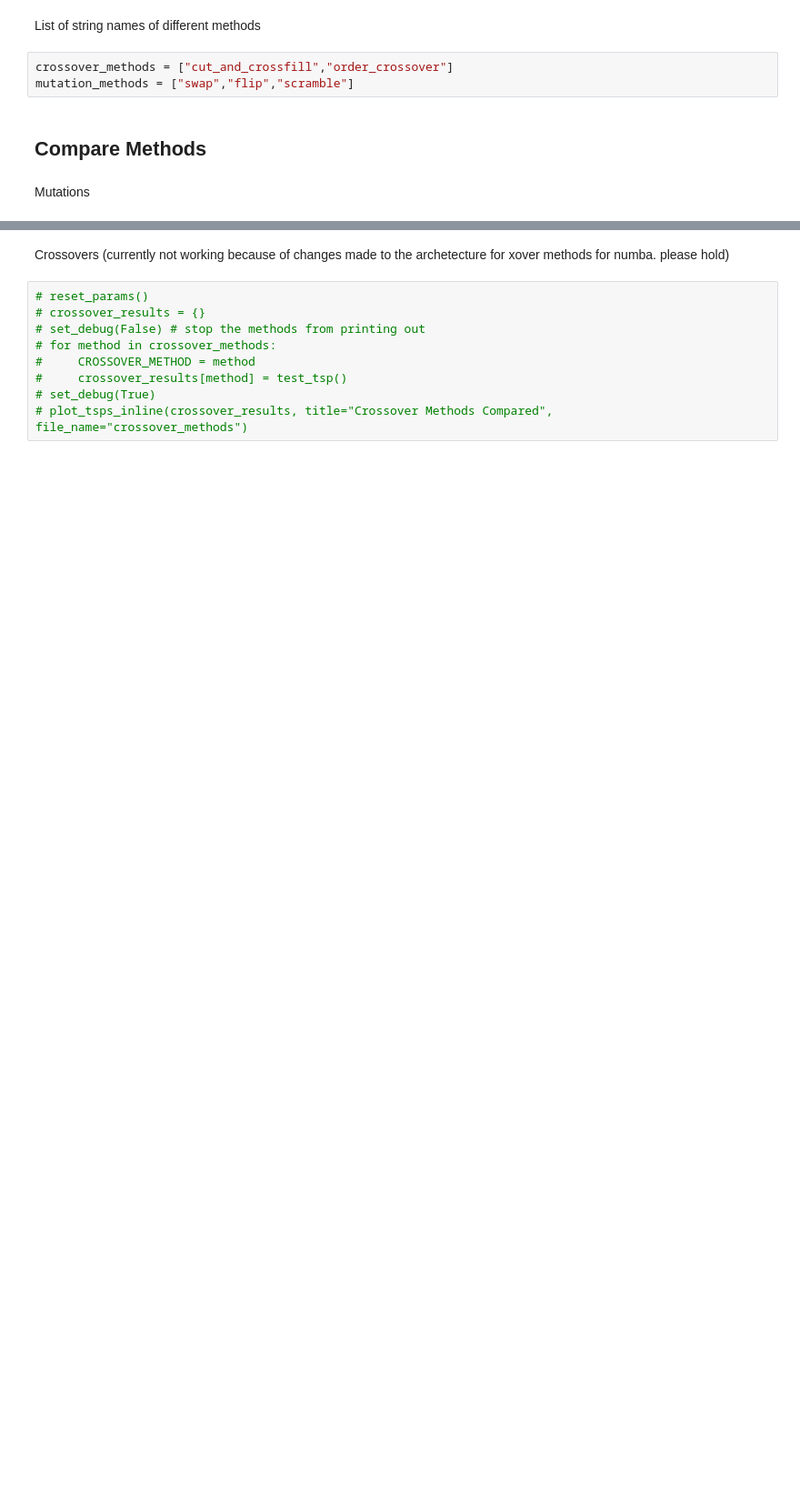
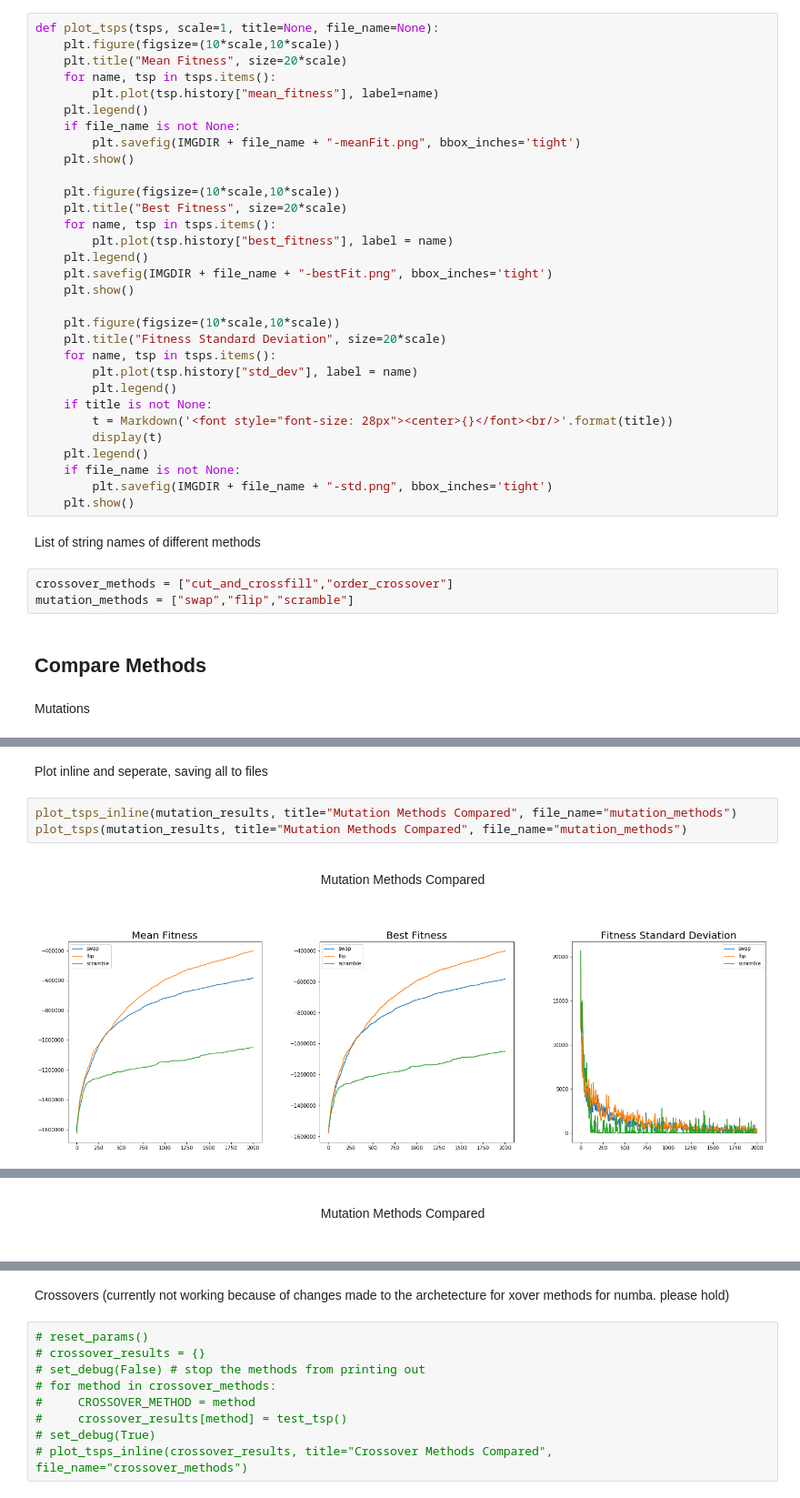
Before and after one commit to Zerocrossing/DRD4-7R, a Jupyter notebook: Report Viz.ipynb, the cells around one changed output, grey strips where cells are left out. Shown: that part at 91% size. Drawn from its saved outputs; the diff is of its cells as text; blank space fills up the shorter version.

Commit message:
individual visualizations

```diff
--- a/Report Viz.ipynb
+++ b/Report Viz.ipynb
@@ -137,6 +140,37 @@ def plot_tsps_inline(tsps, scale=1, title=None, file_name=None):
         plt.savefig(IMGDIR + file_name + ".png", bbox_inches='tight')
     plt.legend()
     plt.show()
+# %%
+def plot_tsps(tsps, scale=1, title=None, file_name=None):
+    plt.figure(figsize=(10*scale,10*scale))
+    plt.title("Mean Fitness", size=20*scale)
+    for name, tsp in tsps.items():
+        plt.plot(tsp.history["mean_fitness"], label=name)
+    plt.legend()
+    if file_name is not None:
+        plt.savefig(IMGDIR + file_name + "-meanFit.png", bbox_inches='tight')
+    plt.show()
+
+    plt.figure(figsize=(10*scale,10*scale))
+    plt.title("Best Fitness", size=20*scale)
+    for name, tsp in tsps.items():
+        plt.plot(tsp.history["best_fitness"], label = name)
+    plt.legend()
+    plt.savefig(IMGDIR + file_name + "-bestFit.png", bbox_inches='tight')
+    plt.show()
+
+    plt.figure(figsize=(10*scale,10*scale))
+    plt.title("Fitness Standard Deviation", size=20*scale)
+    for name, tsp in tsps.items():
+        plt.plot(tsp.history["std_dev"], label = name)
+        plt.legend()
+    if title is not None:
+        t = Markdown('<font style="font-size: 28px"><center>{}</font><br/>'.format(title))
+        display(t)
+    plt.legend()
+    if file_name is not None:
+        plt.savefig(IMGDIR + file_name + "-std.png", bbox_inches='tight')
+    plt.show()
 # %% [markdown]
 List of string names of different methods
 # %%
@@ -160,0 +191,8 @@ plot_tsps_inline(mutation_results, title="Mutation Methods Compared", file_name=
+# %% [markdown]
+Plot inline and seperate, saving all to files
+# %%
+plot_tsps_inline(mutation_results, title="Mutation Methods Compared", file_name="mutation_methods")
+plot_tsps(mutation_results, title="Mutation Methods Compared", file_name="mutation_methods")
+# %% [output]
+<font style="font-size: 28px"><center>Mutation Methods Compared</font><br/>
+[figure, added]
@@ -160,0 +201 @@ plot_tsps_inline(mutation_results, title="Mutation Methods Compared", file_name=
+<font style="font-size: 28px"><center>Mutation Methods Compared</font><br/>
```
Also changed, not shown: parts of 3 cells of this notebook.
